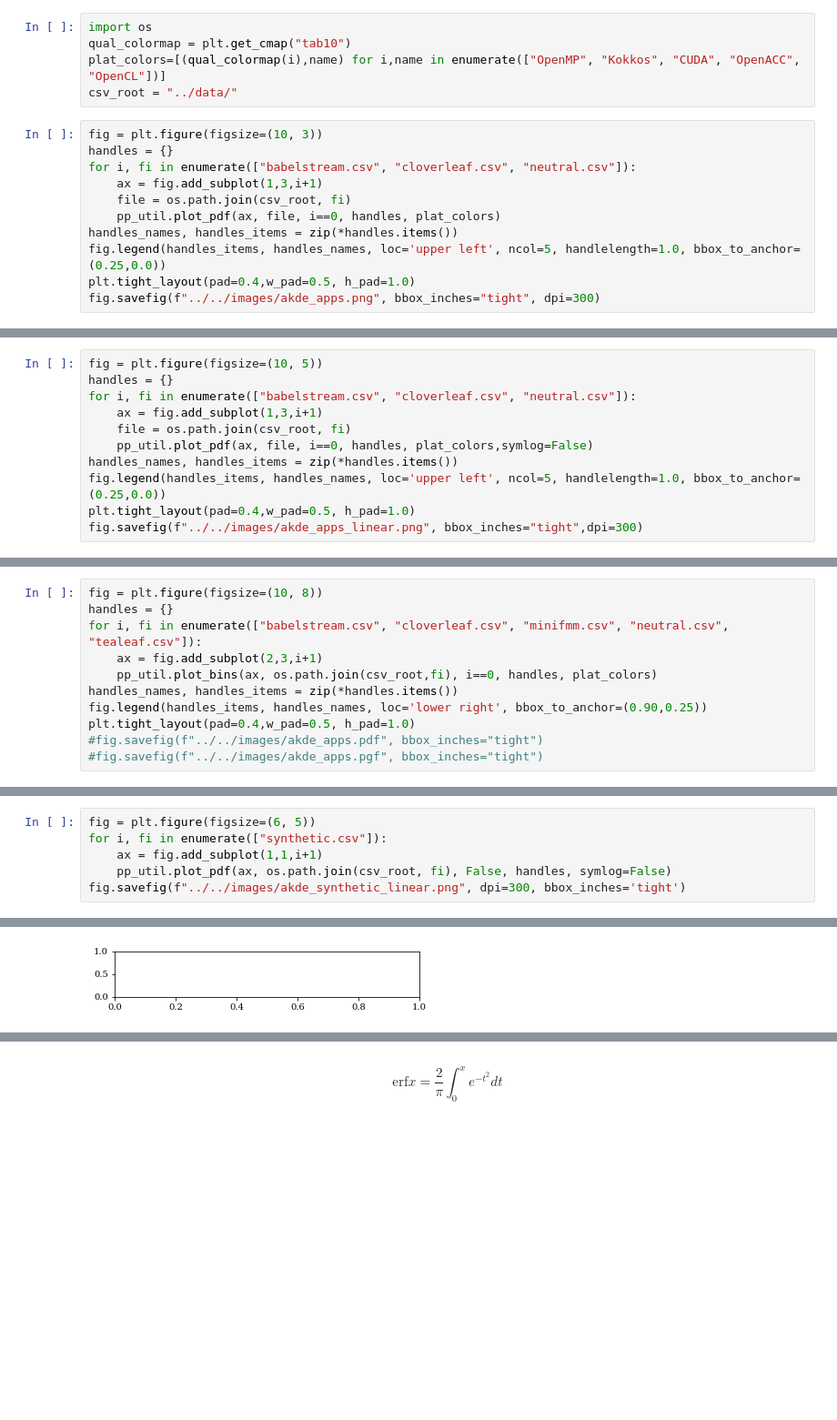
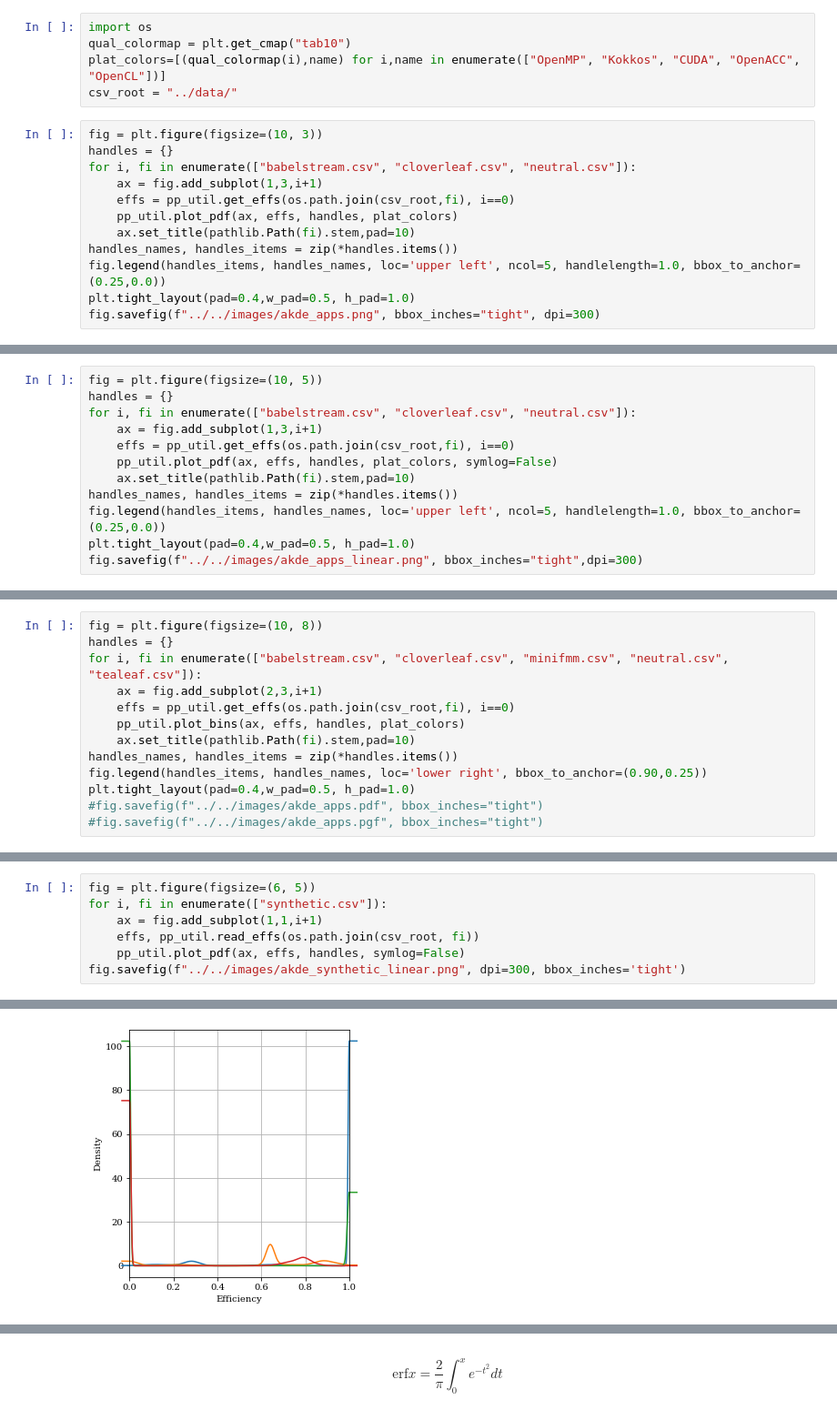
Before and after one commit to UoB-HPC/performance-portability, a Jupyter notebook: metrics/scripts/Adaptive Kernel Density Estimation.ipynb, the cells around one changed output, grey strips where cells are left out. Shown: that part at 91% size. Drawn from its saved outputs; the diff is of its cells as text; blank space fills up the shorter version.

Commit message:
Refactor how app efficiencies are passed in to plotting

```diff
--- a/metrics/scripts/Adaptive Kernel Density Estimation.ipynb
+++ b/metrics/scripts/Adaptive Kernel Density Estimation.ipynb
@@ -273,8 +272,9 @@ fig = plt.figure(figsize=(10, 3))
 handles = {}
 for i, fi in enumerate(["babelstream.csv", "cloverleaf.csv", "neutral.csv"]):
     ax = fig.add_subplot(1,3,i+1)
-    file = os.path.join(csv_root, fi)
-    pp_util.plot_pdf(ax, file, i==0, handles, plat_colors)
+    effs = pp_util.get_effs(os.path.join(csv_root,fi), i==0)
+    pp_util.plot_pdf(ax, effs, handles, plat_colors)
+    ax.set_title(pathlib.Path(fi).stem,pad=10)
 handles_names, handles_items = zip(*handles.items())
 fig.legend(handles_items, handles_names, loc='upper left', ncol=5, handlelength=1.0, bbox_to_anchor=(0.25,0.0))
 plt.tight_layout(pad=0.4,w_pad=0.5, h_pad=1.0)
@@ -286,8 +286,9 @@ fig = plt.figure(figsize=(10, 5))
 handles = {}
 for i, fi in enumerate(["babelstream.csv", "cloverleaf.csv", "neutral.csv"]):
     ax = fig.add_subplot(1,3,i+1)
-    file = os.path.join(csv_root, fi)
-    pp_util.plot_pdf(ax, file, i==0, handles, plat_colors,symlog=False)
+    effs = pp_util.get_effs(os.path.join(csv_root,fi), i==0)
+    pp_util.plot_pdf(ax, effs, handles, plat_colors, symlog=False)
+    ax.set_title(pathlib.Path(fi).stem,pad=10)
 handles_names, handles_items = zip(*handles.items())
 fig.legend(handles_items, handles_names, loc='upper left', ncol=5, handlelength=1.0, bbox_to_anchor=(0.25,0.0))
 plt.tight_layout(pad=0.4,w_pad=0.5, h_pad=1.0)
@@ -299,7 +300,9 @@ fig = plt.figure(figsize=(10, 8))
 handles = {}
 for i, fi in enumerate(["babelstream.csv", "cloverleaf.csv", "minifmm.csv", "neutral.csv", "tealeaf.csv"]):
     ax = fig.add_subplot(2,3,i+1)
-    pp_util.plot_bins(ax, os.path.join(csv_root,fi), i==0, handles, plat_colors)
+    effs = pp_util.get_effs(os.path.join(csv_root,fi), i==0)
+    pp_util.plot_bins(ax, effs, handles, plat_colors)
+    ax.set_title(pathlib.Path(fi).stem,pad=10)
 handles_names, handles_items = zip(*handles.items())
 fig.legend(handles_items, handles_names, loc='lower right', bbox_to_anchor=(0.90,0.25))
 plt.tight_layout(pad=0.4,w_pad=0.5, h_pad=1.0)
@@ -311,6 +314,7 @@ plt.tight_layout(pad=0.4,w_pad=0.5, h_pad=1.0)
 fig = plt.figure(figsize=(6, 5))
 for i, fi in enumerate(["synthetic.csv"]):
     ax = fig.add_subplot(1,1,i+1)
-    pp_util.plot_pdf(ax, os.path.join(csv_root, fi), False, handles, symlog=False)
+    effs, pp_util.read_effs(os.path.join(csv_root, fi))
+    pp_util.plot_pdf(ax, effs, handles, symlog=False)
 fig.savefig(f"../../images/akde_synthetic_linear.png", dpi=300, bbox_inches='tight')
 # %% [output]
@@ -318,4 +321,4 @@ AssertionError:
-[figure, old version]
+[figure, new version]
 # %%
 fig = plt.figure(figsize=(6, 5))
 for i, fi in enumerate(["synthetic.csv"]):
```
Also changed, not shown: parts of 10 cells of this notebook, 1 other file.
